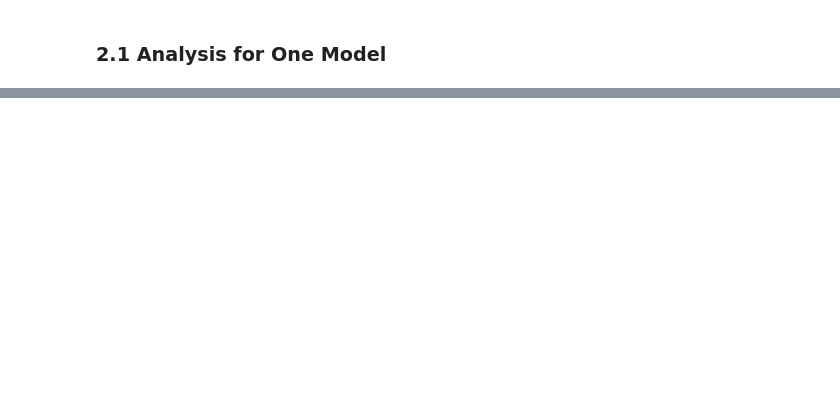
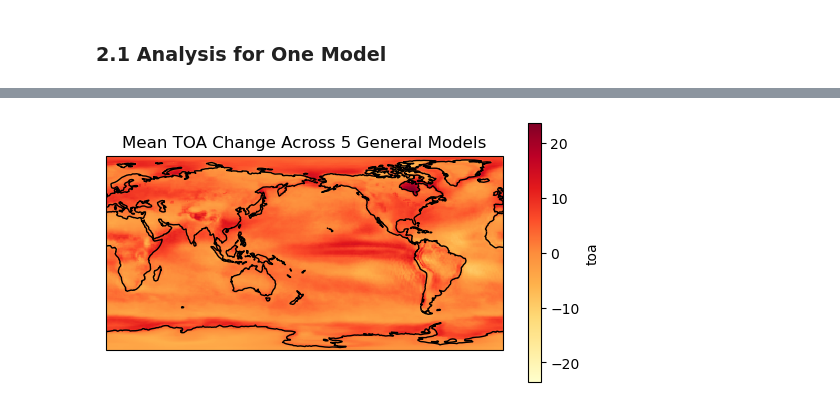
Before and after one commit to jinnayoon/cmip6-tempchangeproj, a Jupyter notebook: regional_TOA_changes.ipynb, the cells around one changed output, grey strips where cells are left out. Cells and saved outputs as stored; diff of their text form; code cells hidden in the pictures; blank space fills up the shorter version.

```diff
--- a/regional_TOA_changes.ipynb
+++ b/regional_TOA_changes.ipynb
@@ -104,0 +213,2 @@ print(source_list_toa_2)
+# %%
+gcm_list = ['MIROC6', 'GFDL-ESM4', 'AWI-CM-1-1-MR', 'MPI-ESM1-2-HR', 'CanESM5']
@@ -104,0 +314,10 @@ print(source_list_toa_2)
+# %%
+#TOA plot
+ax = plt.axes(projection = ccrs.PlateCarree(central_longitude = 180))
+ax.coastlines()
+ds_gcm_models_mean = ds_gcm_models.toa.mean(dim='model') #took mean across models to eliminate one dimension and mash all model data tg -> 2D now
+ds_gcm_models_mean.plot(ax=ax, cmap = "YlOrRd", transform = ccrs.PlateCarree(), cbar_kwargs = {"shrink": 0.7})
+plt.title('Mean TOA Change Across 5 General Models')
+plt.show()
+# %% [output]
+[figure, added]
```
Also changed, not shown: parts of 19 cells of this notebook.
